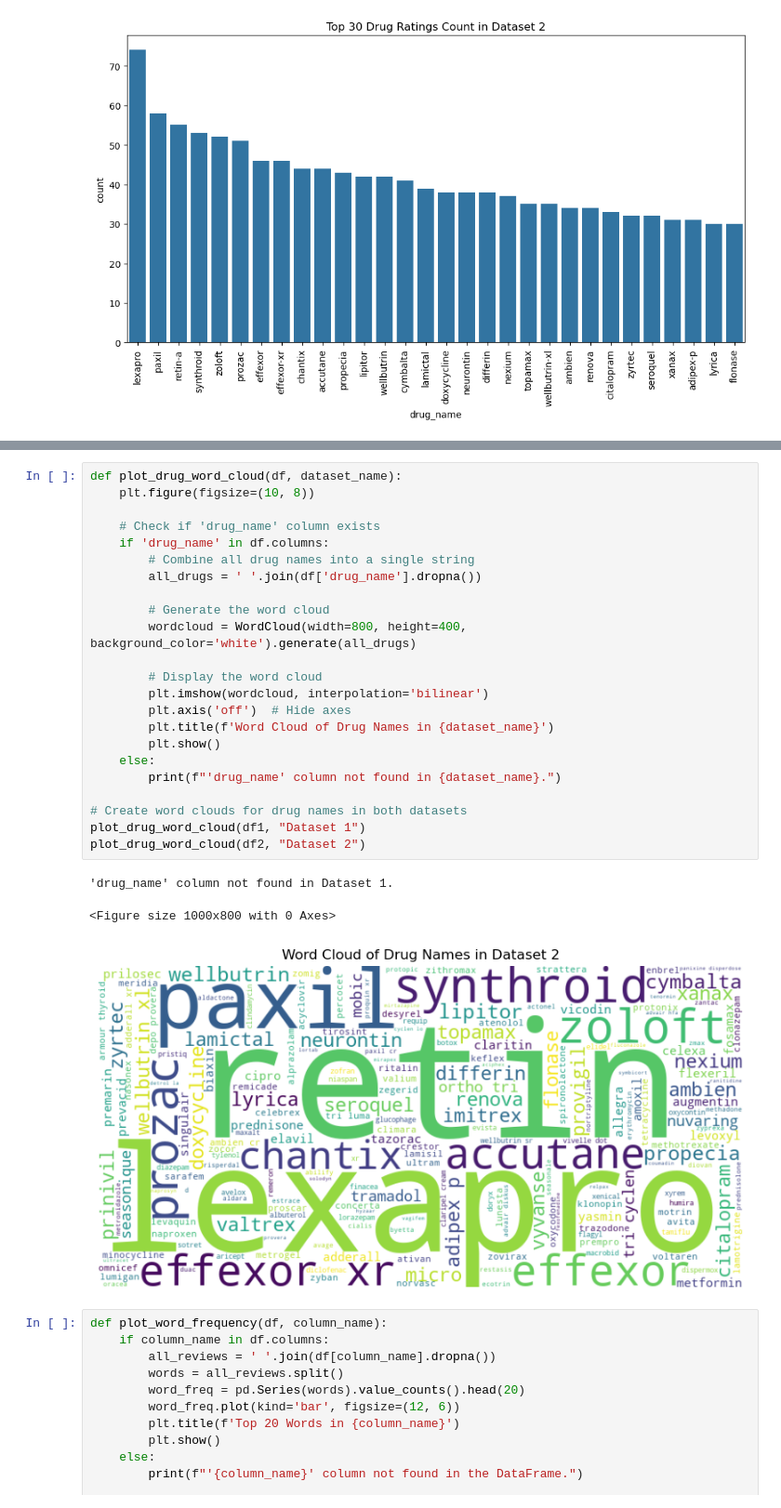
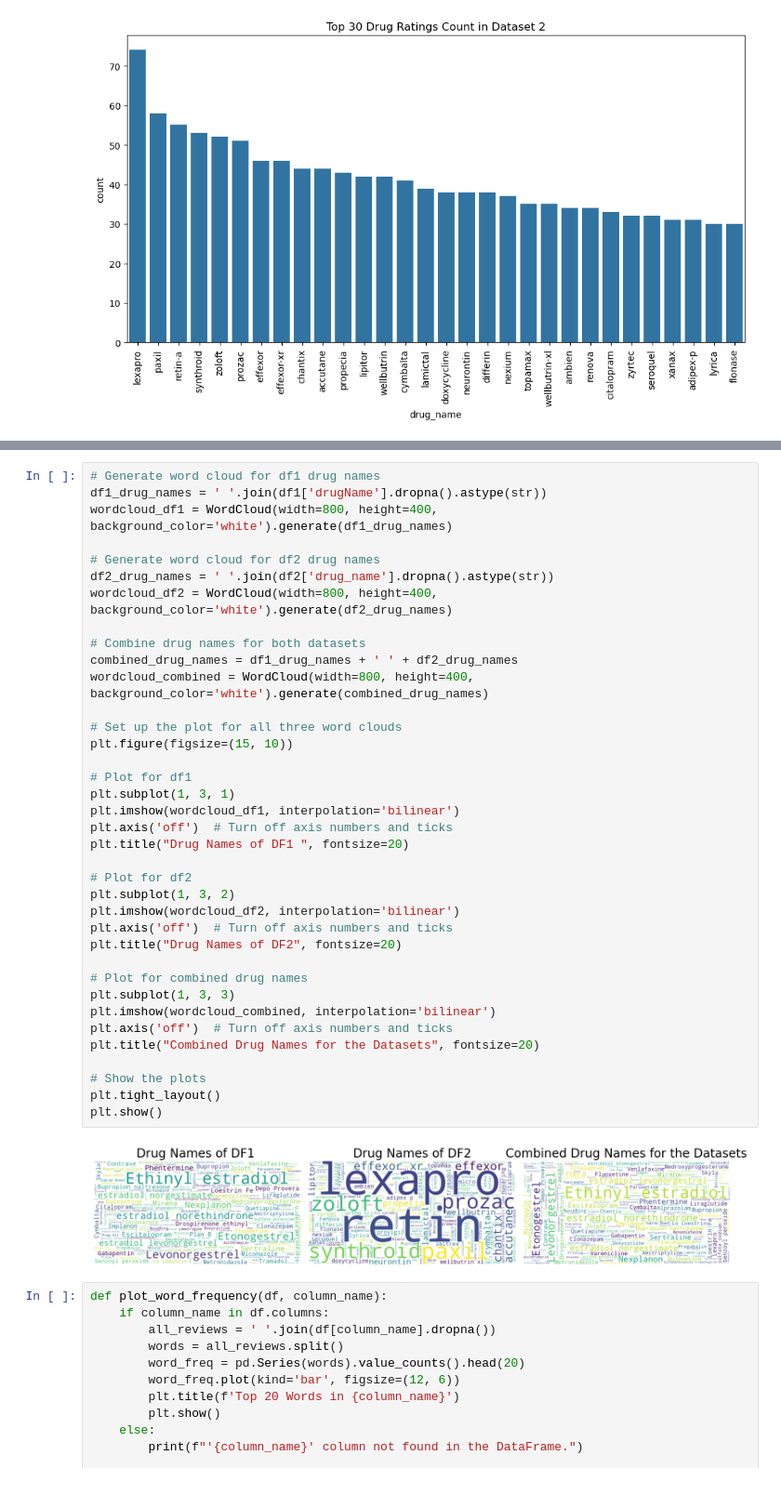
Before and after one commit to sofiecook/ds4420finalproj, a Jupyter notebook: DS4420-starter code.ipynb, the cells around one changed output, grey strips where cells are left out. Shown at 93% size. Cells and saved outputs as stored; diff of their text form.

```diff
--- a/DS4420-starter code.ipynb
+++ b/DS4420-starter code.ipynb
@@ -276,30 +273,42 @@ plot_word_cloud(df2, 'benefits_review', "Dataset 2")
 # %%
-def plot_drug_word_cloud(df, dataset_name):
-    plt.figure(figsize=(10, 8))
+# Generate word cloud for df1 drug names
+df1_drug_names = ' '.join(df1['drugName'].dropna().astype(str))
+wordcloud_df1 = WordCloud(width=800, height=400, background_color='white').generate(df1_drug_names)
 
-    # Check if 'drug_name' column exists
-    if 'drug_name' in df.columns:
-        # Combine all drug names into a single string
-        all_drugs = ' '.join(df['drug_name'].dropna())
+# Generate word cloud for df2 drug names
+df2_drug_names = ' '.join(df2['drug_name'].dropna().astype(str))
+wordcloud_df2 = WordCloud(width=800, height=400, background_color='white').generate(df2_drug_names)
 
-        # Generate the word cloud
-        wordcloud = WordCloud(width=800, height=400, background_color='white').generate(all_drugs)
+# Combine drug names for both datasets
+combined_drug_names = df1_drug_names + ' ' + df2_drug_names
+wordcloud_combined = WordCloud(width=800, height=400, background_color='white').generate(combined_drug_names)
 
-        # Display the word cloud
-        plt.imshow(wordcloud, interpolation='bilinear')
-        plt.axis('off')  # Hide axes
-        plt.title(f'Word Cloud of Drug Names in {dataset_name}')
-        plt.show()
-    else:
-        print(f"'drug_name' column not found in {dataset_name}.")
+# Set up the plot for all three word clouds
+plt.figure(figsize=(15, 10))
 
-# Create word clouds for drug names in both datasets
-plot_drug_word_cloud(df1, "Dataset 1")
-plot_drug_word_cloud(df2, "Dataset 2")
+# Plot for df1
+plt.subplot(1, 3, 1)
+plt.imshow(wordcloud_df1, interpolation='bilinear')
+plt.axis('off')  # Turn off axis numbers and ticks
+plt.title("Drug Names of DF1 ", fontsize=20)
+
+# Plot for df2
+plt.subplot(1, 3, 2)
+plt.imshow(wordcloud_df2, interpolation='bilinear')
+plt.axis('off')  # Turn off axis numbers and ticks
+plt.title("Drug Names of DF2", fontsize=20)
+
+# Plot for combined drug names
+plt.subplot(1, 3, 3)
+plt.imshow(wordcloud_combined, interpolation='bilinear')
+plt.axis('off')  # Turn off axis numbers and ticks
+plt.title("Combined Drug Names for the Datasets", fontsize=20)
+
+# Show the plots
+plt.tight_layout()
+plt.show()
 # %% [output]
-'drug_name' column not found in Dataset 1.
-<Figure size 1000x800 with 0 Axes>
-[figure, old version]
+[figure, new version]
 # %%
 def plot_word_frequency(df, column_name):
     if column_name in df.columns:
```
Also changed, not shown: parts of 8 cells of this notebook.
